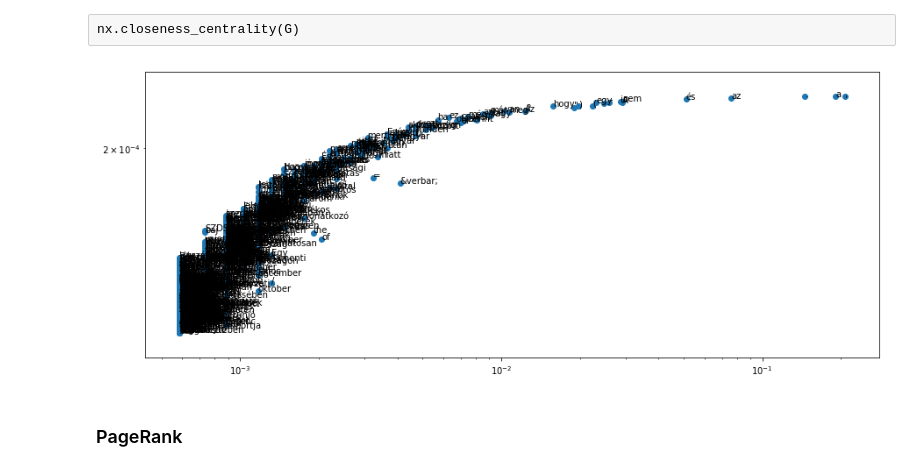
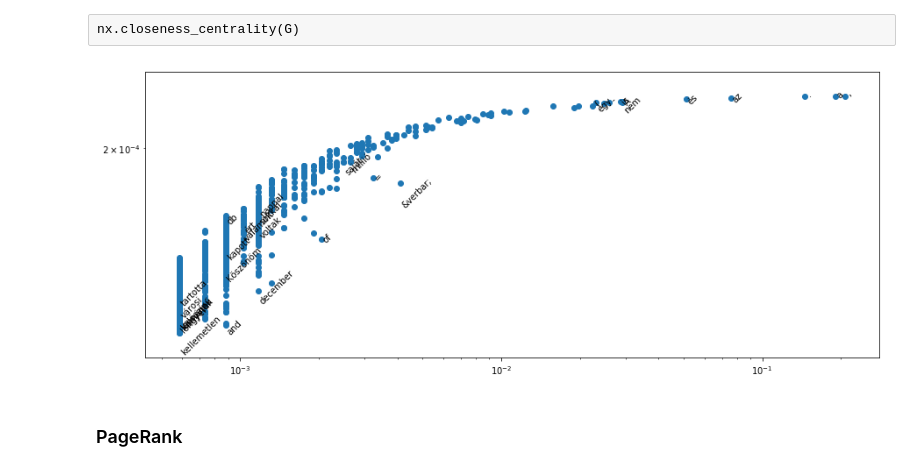
Before and after one commit to makrai/TextBetweenness, a Jupyter notebook: explor_coocc_graph.ipynb, the cells around one changed output. Cells and saved outputs as stored; diff of their text form; code cells hidden in the pictures.

Commit message:
closeness redrawn

```diff
--- a/explor_coocc_graph.ipynb
+++ b/explor_coocc_graph.ipynb
@@ -383,11 +385,14 @@ plot_against_degree(nx.katz_centrality(G, tol=1e-03))
 # %% [raw]
 nx.closeness_centrality(G)
 # %%
-H = G.to_undirected()
+G_undir = G.to_undirected()
 # %%
-plot_against_degree(nx.current_flow_closeness_centrality(H))
+closeness = nx.current_flow_closeness_centrality(G_undir)
-# %% [output]
-[figure, removed]
+# %%
+plot_against_degree(closeness, annot_whilte_list=['&verbar;', 'and', 'of', '='], annot_prob=.02, annot_all_from_x=0.02,
+                   savefig='./paper/current-flow-closeness.png')
+# %% [output]
+[figure, added]
 # %% [markdown]
 ### PageRank
 # %%
```
Also changed, not shown: parts of 76 cells of this notebook, 2 other files.
